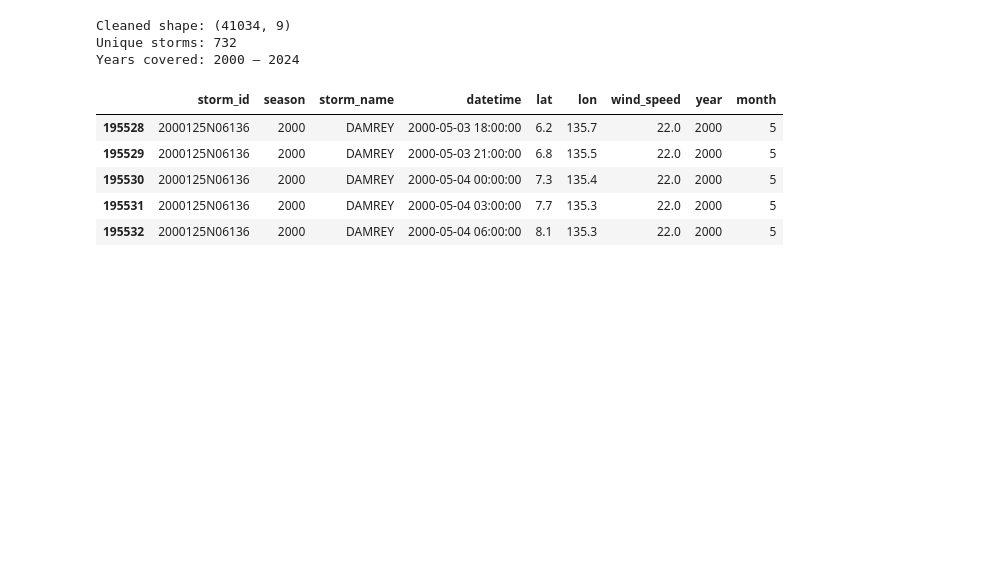
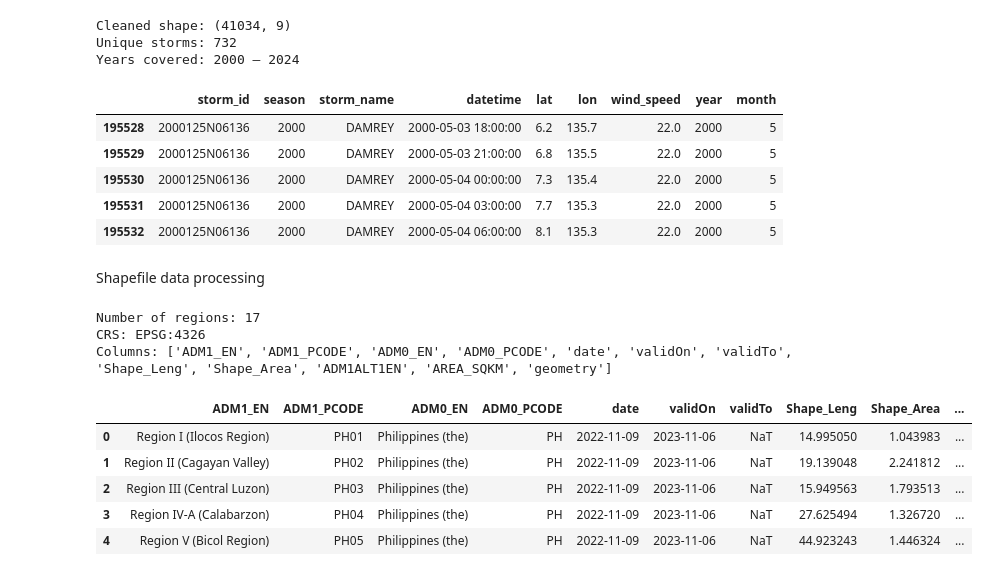
Before and after one commit to SamHuertas/Monte-Carlo-Simulation-of-Academic-Risk-Under-Typhoon-Disruptions, a Jupyter notebook: notebook/01_data_processing.ipynb, the cells around one changed output. Saved outputs shown, nothing was run; the diff lists cells and outputs as text; code cells hidden in the pictures; blank space fills up the shorter version.

```diff
--- a/notebook/01_data_processing.ipynb
+++ b/notebook/01_data_processing.ipynb
@@ -71,3 +73,23 @@ Years covered: 2000 – 2024
 | 195530 | 2000125N06136 | 2000 | DAMREY | 2000-05-04 00:00:00 | 7.3 | 135.4 | 22.0 | 2000 | 5 |
 | 195531 | 2000125N06136 | 2000 | DAMREY | 2000-05-04 03:00:00 | 7.7 | 135.3 | 22.0 | 2000 | 5 |
 | 195532 | 2000125N06136 | 2000 | DAMREY | 2000-05-04 06:00:00 | 8.1 | 135.3 | 22.0 | 2000 | 5 |
+# %% [markdown]
+Shapefile data processing
+# %%
+regions_gdf = gpd.read_file('../data/phl_admbnda_adm1_psa_namria_20231106.shp')
+regions_gdf = regions_gdf.to_crs(epsg=4326)
+
+print('Number of regions:', len(regions_gdf))
+print('CRS:', regions_gdf.crs)
+print('Columns:', regions_gdf.columns.tolist())
+regions_gdf.head()
+# %% [output]
+Number of regions: 17
+CRS: EPSG:4326
+Columns: ['ADM1_EN', 'ADM1_PCODE', 'ADM0_EN', 'ADM0_PCODE', 'date', 'validOn', 'validTo', 'Shape_Leng', 'Shape_Area', 'ADM1ALT1EN', 'AREA_SQKM', 'geometry']
+|  | ADM1_EN | ADM1_PCODE | ADM0_EN | ADM0_PCODE | date | validOn | validTo | Shape_Leng | Shape_Area | ... |
+| 0 | Region I (Ilocos Region) | PH01 | Philippines (the) | PH | 2022-11-09 | 2023-11-06 | NaT | 14.995050 | 1.043983 | ... |
+| 1 | Region II (Cagayan Valley) | PH02 | Philippines (the) | PH | 2022-11-09 | 2023-11-06 | NaT | 19.139048 | 2.241812 | ... |
+| 2 | Region III (Central Luzon) | PH03 | Philippines (the) | PH | 2022-11-09 | 2023-11-06 | NaT | 15.949563 | 1.793513 | ... |
+| 3 | Region IV-A (Calabarzon) | PH04 | Philippines (the) | PH | 2022-11-09 | 2023-11-06 | NaT | 27.625494 | 1.326720 | ... |
+| 4 | Region V (Bicol Region) | PH05 | Philippines (the) | PH | 2022-11-09 | 2023-11-06 | NaT | 44.923243 | 1.446324 | ... |
```
Also changed, not shown: parts of 6 cells of this notebook.
